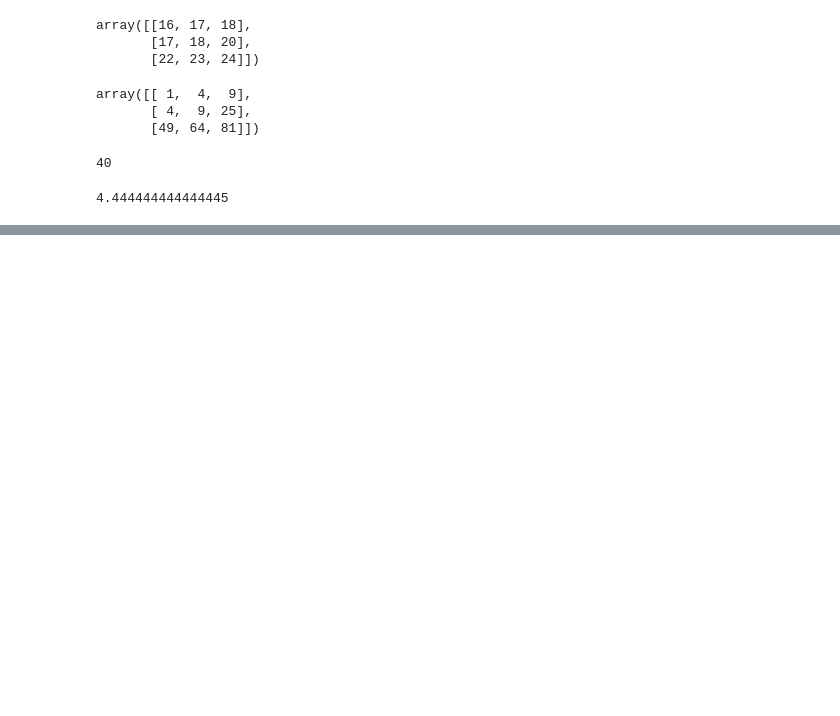
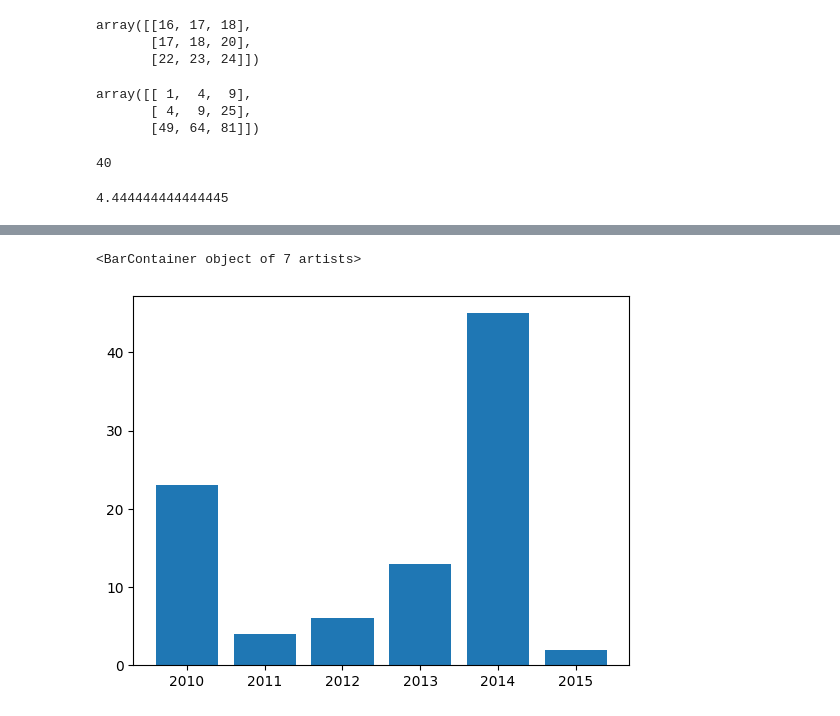
Before and after one commit to shubhankarsingh030/Digipoddium-python, a Jupyter notebook: Data_Analysis/numerical.ipynb, the cells around one changed output, grey strips where cells are left out. Saved outputs shown, nothing was run; the diff lists cells and outputs as text; code cells hidden in the pictures; blank space fills up the shorter version.

```diff
--- a/Data_Analysis/numerical.ipynb
+++ b/Data_Analysis/numerical.ipynb
@@ -147,0 +283,8 @@ np.mean(a)
+# %%
+rainfall = np.array([23,4,5,6,13,45,2])
+year = np.array([2010,2011,2012,2012,2013,2014,2015])
+
+plt.bar(year, rainfall)
+# %% [output]
+<BarContainer object of 7 artists>
+[figure, added]
```
Also changed, not shown: parts of 19 cells of this notebook, 1 other file.
